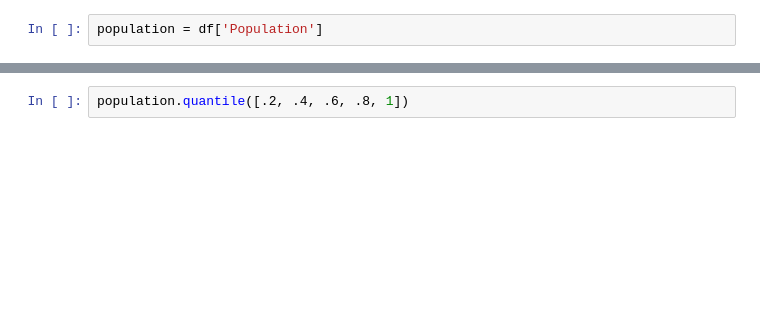
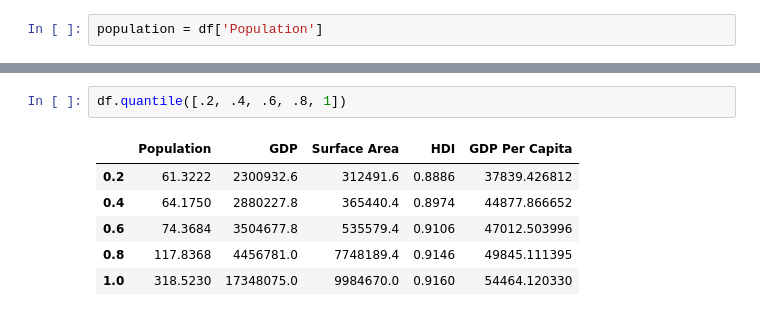
Before and after one commit to panamgama/freecodecamp-intro-to-pandas, a Jupyter notebook: 3 - Pandas - DataFrames.ipynb, the cells around one changed output, grey strips where cells are left out. Saved outputs shown, nothing was run; the diff lists cells and outputs as text; blank space fills up the shorter version.

```diff
--- a/3 - Pandas - DataFrames.ipynb
+++ b/3 - Pandas - DataFrames.ipynb
@@ -848,4 +1055,11 @@ population.quantile(.25)
 # %%
-population.quantile([.2, .4, .6, .8, 1])
+df.quantile([.2, .4, .6, .8, 1])
+# %% [output]
+|  | Population | GDP | Surface Area | HDI | GDP Per Capita |
+| 0.2 | 61.3222 | 2300932.6 | 312491.6 | 0.8886 | 37839.426812 |
+| 0.4 | 64.1750 | 2880227.8 | 365440.4 | 0.8974 | 44877.866652 |
+| 0.6 | 74.3684 | 3504677.8 | 535579.4 | 0.9106 | 47012.503996 |
+| 0.8 | 117.8368 | 4456781.0 | 7748189.4 | 0.9146 | 49845.111395 |
+| 1.0 | 318.5230 | 17348075.0 | 9984670.0 | 0.9160 | 54464.120330 |
 # %% [markdown]
 ![purple-divider](https://user-images.githubusercontent.com/7065401/52071927-c1cd7100-2562-11e9-908a-dde91ba14e59.png)
```
Also changed, not shown: parts of 33 cells of this notebook.
